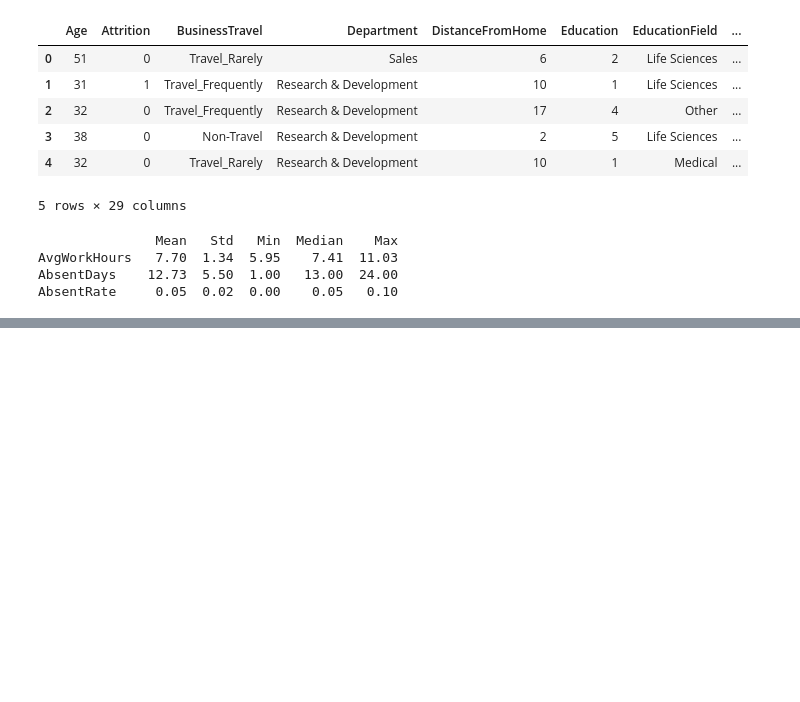
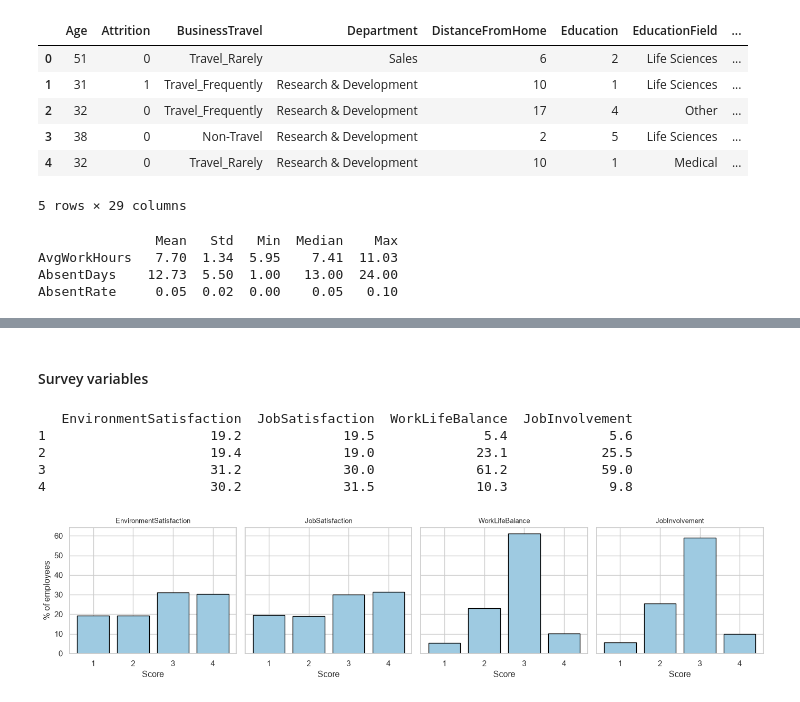
Before and after one commit to DangHoangMinhTu/Project-3---Clustering-HR-Analytics-Case-Study, a Jupyter notebook: HR-Analytics-Case-Study-Clustering.ipynb, the cells around one changed output, grey strips where cells are left out. Cells and saved outputs as stored; diff of their text form; code cells hidden in the pictures; blank space fills up the shorter version.

```diff
--- a/HR-Analytics-Case-Study-Clustering.ipynb
+++ b/HR-Analytics-Case-Study-Clustering.ipynb
@@ -465,0 +519,24 @@ AbsentRate     0.05  0.02  0.00    0.05   0.10
+# %% [markdown]
+#### Survey variables
+# %%
+SURVEY = ["EnvironmentSatisfaction", "JobSatisfaction",
+          "WorkLifeBalance", "JobInvolvement"]
+survey_pct = (df[SURVEY].apply(lambda s: s.value_counts(normalize=True))
+              .sort_index() * 100)
+print(survey_pct.round(1), "\n")
+
+fig, axes = plt.subplots(1, 4, figsize=(14, 3.4), sharey=True)
+for ax, col in zip(axes, SURVEY):
+    ax.bar(survey_pct.index, survey_pct[col], color="#9ecae1", edgecolor="black")
+    ax.set_xticks([1, 2, 3, 4])
+    ax.set_title(col, fontsize=9)
+    ax.set_xlabel("Score")
+axes[0].set_ylabel("% of employees")
+save(fig, "eda_survey.png")
+# %% [output]
+   EnvironmentSatisfaction  JobSatisfaction  WorkLifeBalance  JobInvolvement
+1                     19.2             19.5              5.4             5.6
+2                     19.4             19.0             23.1            25.5
+3                     31.2             30.0             61.2            59.0
+4                     30.2             31.5             10.3             9.8
+[figure, added]
```
Also changed, not shown: parts of 44 cells of this notebook, 19 other files.
